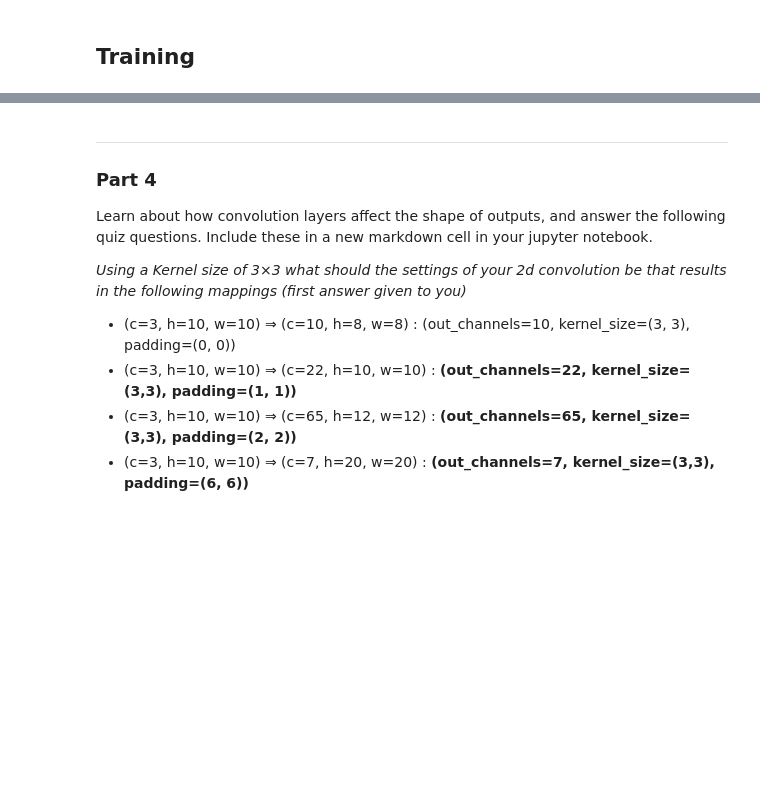
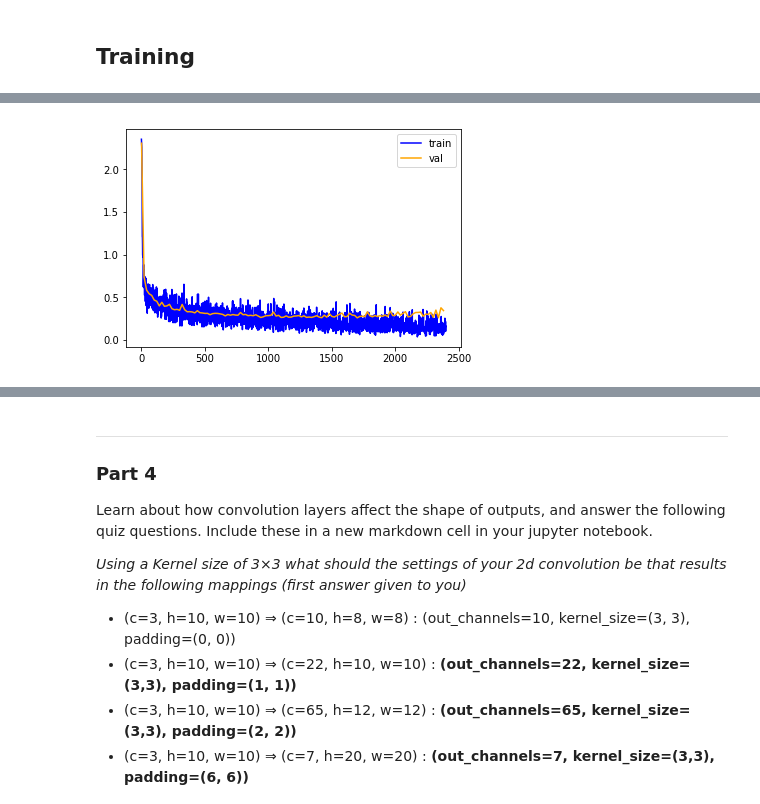
Before and after one commit to ALMerrill/cs474_labs_f2019, a Jupyter notebook: DL_Lab3.ipynb, the cells around one changed output, grey strips where cells are left out. Saved outputs shown, nothing was run; the diff lists cells and outputs as text; code cells hidden in the pictures; blank space fills up the shorter version.

```diff
--- a/DL_Lab3.ipynb
+++ b/DL_Lab3.ipynb
@@ -236,7 +225,7 @@ val_acc = []
 # %% [markdown]
 ## Training
 # %%
-EPOCHS = 1
+EPOCHS = 3
 
 
 
@@ -249,23 +238,17 @@ for epoch in range(EPOCHS):
     y_hat = model(x)
 
     loss = objective(y_hat, y_truth)
-    print('loss:', loss)
     loss.backward()
 
     losses.append(loss.item())
     acc = (y_hat.argmax(1) == y_truth).float().mean()
     train_acc.append(acc)
-    #### Just plot the accuracy of each batch? Or running accuracy? Or something else?
-
 
     loop.set_description('epoch: {}, loss: {:.4f}, accuracy: {:.3f}'
                          .format(epoch, loss, acc))
     loop.update(1)
-
     optimizer.step()
-
-    if batch % 100 == 0:
-
+    if batch % 20 == 0:
       y_hat_val = np.mean([(model(x.cuda()).argmax(1) == y_truth.cuda()).float().mean().item() for x, y_truth in val_loader])
       val_acc.append((len(losses), y_hat_val))
       val = np.mean([objective(model(x.cuda()), y.cuda()).item()
@@ -274,8 +257,8 @@ for epoch in range(EPOCHS):
   loop.close()
 
 a, b = zip(*validations)
-plt.plot(losses, label='train')
-plt.plot(a,b, label='val')
+plt.plot(losses, color='blue', label='train')
+plt.plot(a,b, color='orange', label='val')
 plt.legend()
 plt.show()
 # %% [output]
@@ -282,0 +265 @@ loss: tensor(6198.1396, device='cuda:0', grad_fn=<NllLossBackward>)
+[figure, added]
```
Also changed, not shown: parts of 12 cells of this notebook.
